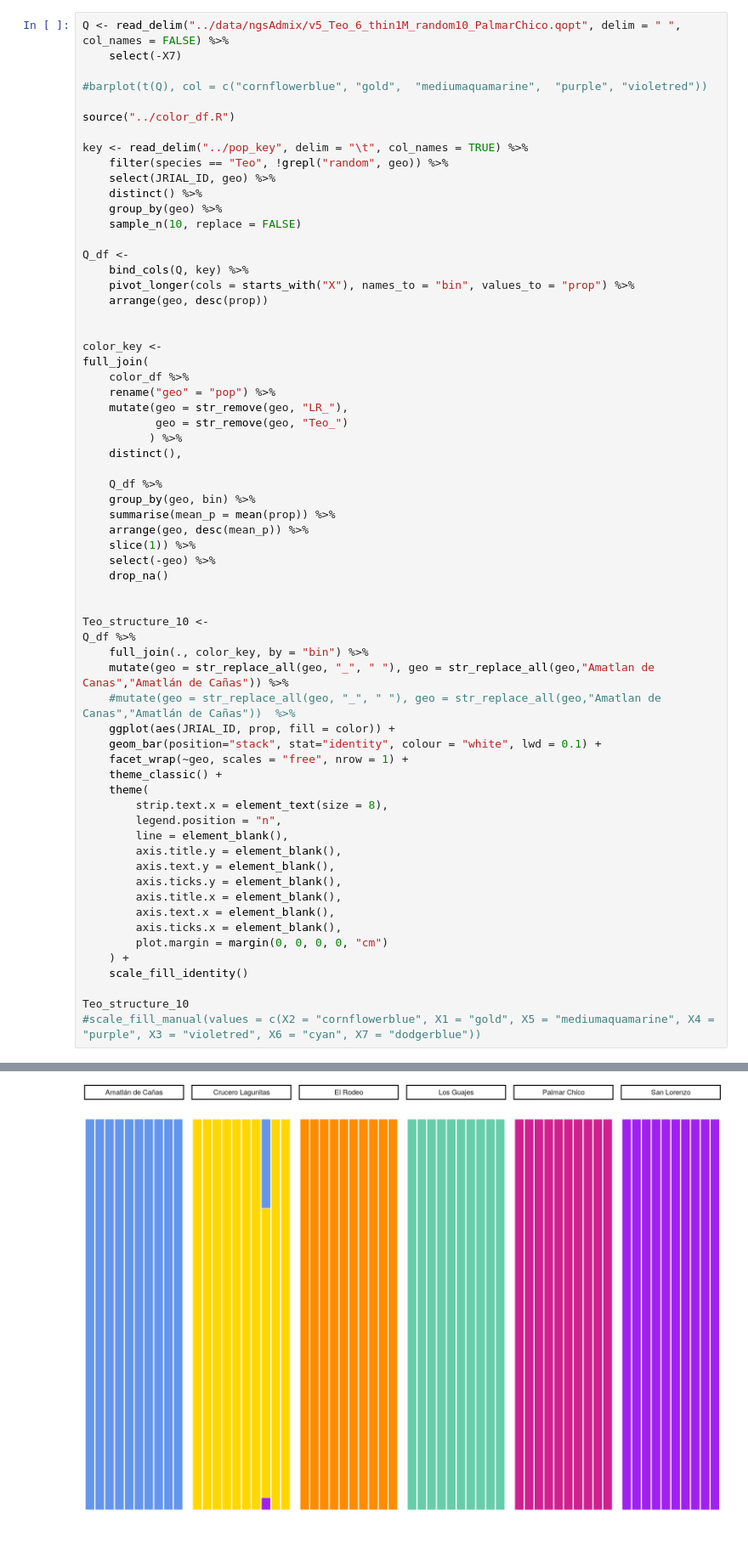
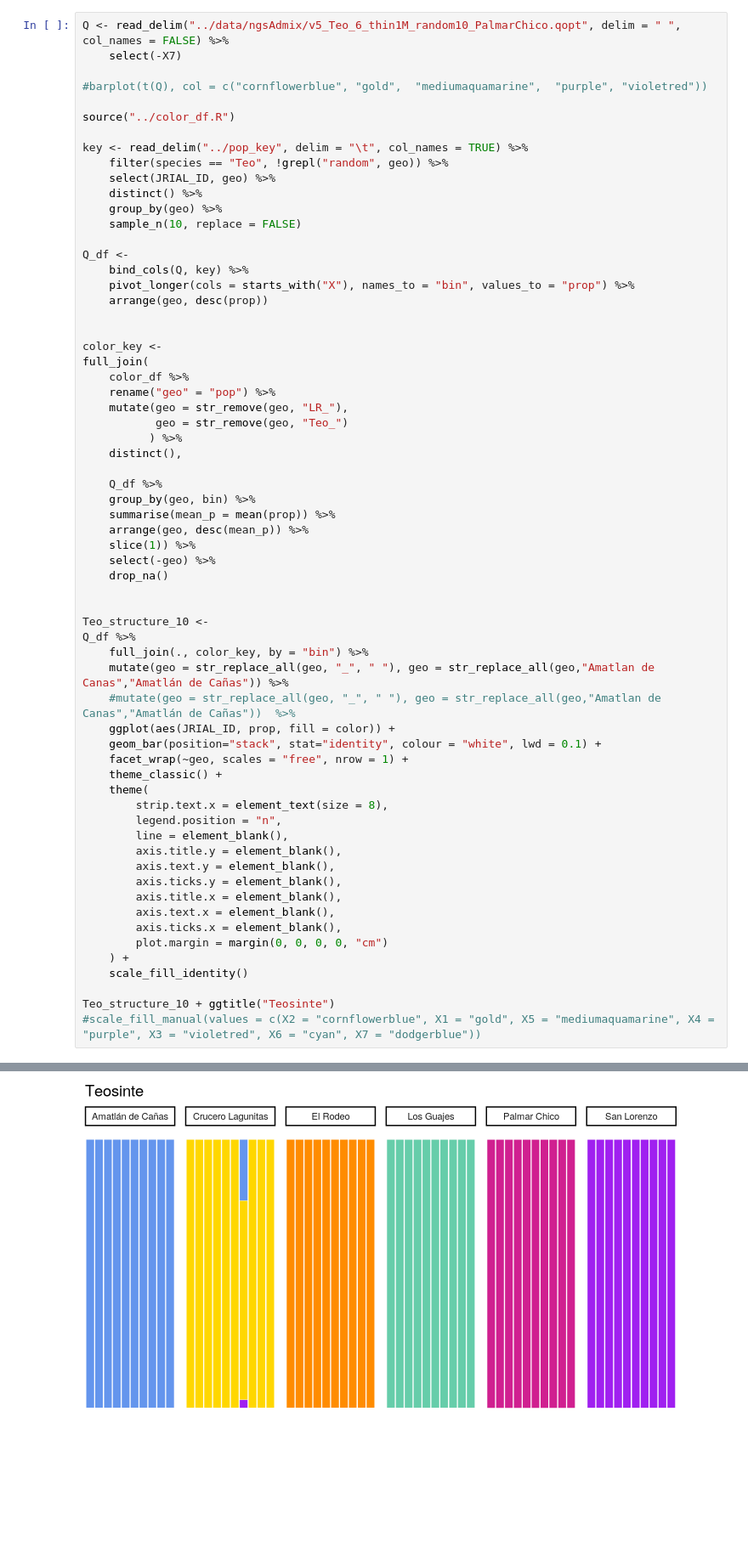
Before and after one commit to silastittes/parv_local, a Jupyter notebook: notebooks/Parv Local Admixture.ipynb, the cells around one changed output, grey strips where cells are left out. Shown at 85% size. Cells and saved outputs as stored; diff of their text form; blank space fills up the shorter version.

```diff
--- a/notebooks/Parv Local Admixture.ipynb
+++ b/notebooks/Parv Local Admixture.ipynb
@@ -154,6 +154,6 @@ Q_df %>%
     ) +
     scale_fill_identity()
 
-Teo_structure_10
+Teo_structure_10 + ggtitle("Teosinte")
 #scale_fill_manual(values = c(X2 = "cornflowerblue", X1 = "gold", X5 = "mediumaquamarine", X4 = "purple", X3 = "violetred", X6 = "cyan", X7 = "dodgerblue"))
 # %% [output]
@@ -173,8 +173,8 @@ Parsed with column specification:
 
 `summarise()` regrouping output by 'geo' (override with `.groups` argument)
 
 Joining, by = "geo"
-[figure, old version]
+[figure, new version]
 # %%
 source("../color_df.R")
 
```
Also changed, not shown: parts of 13 cells of this notebook, 15 other files.
